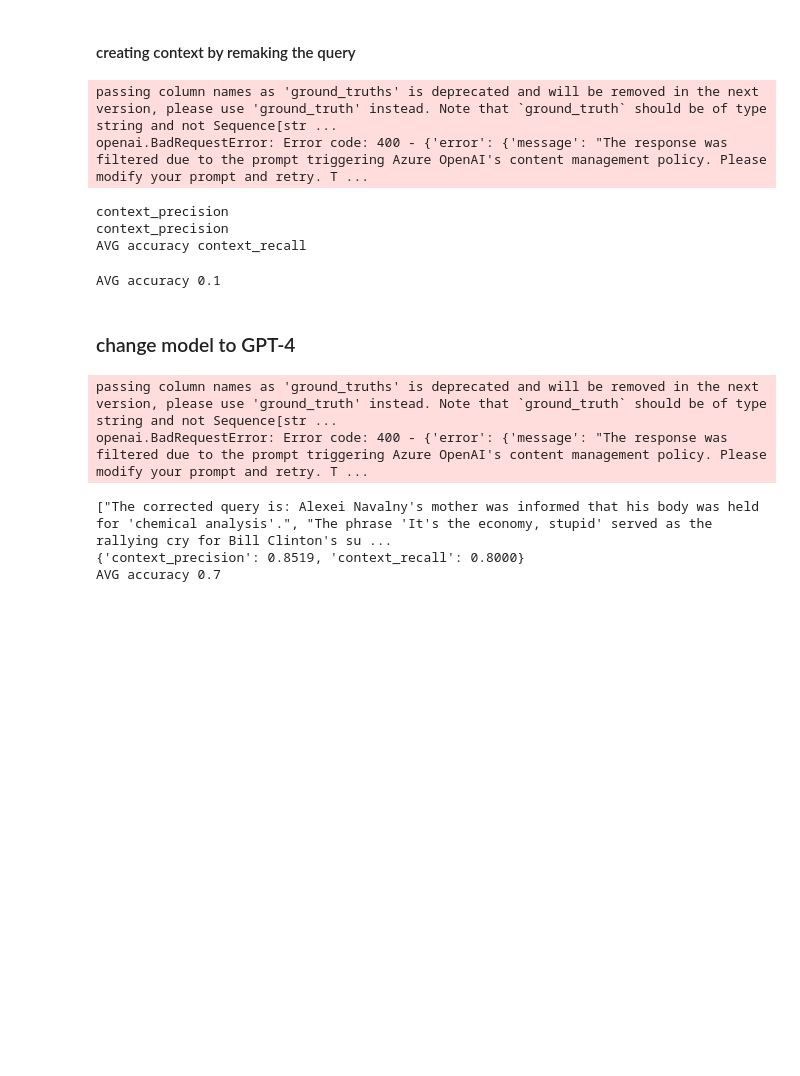
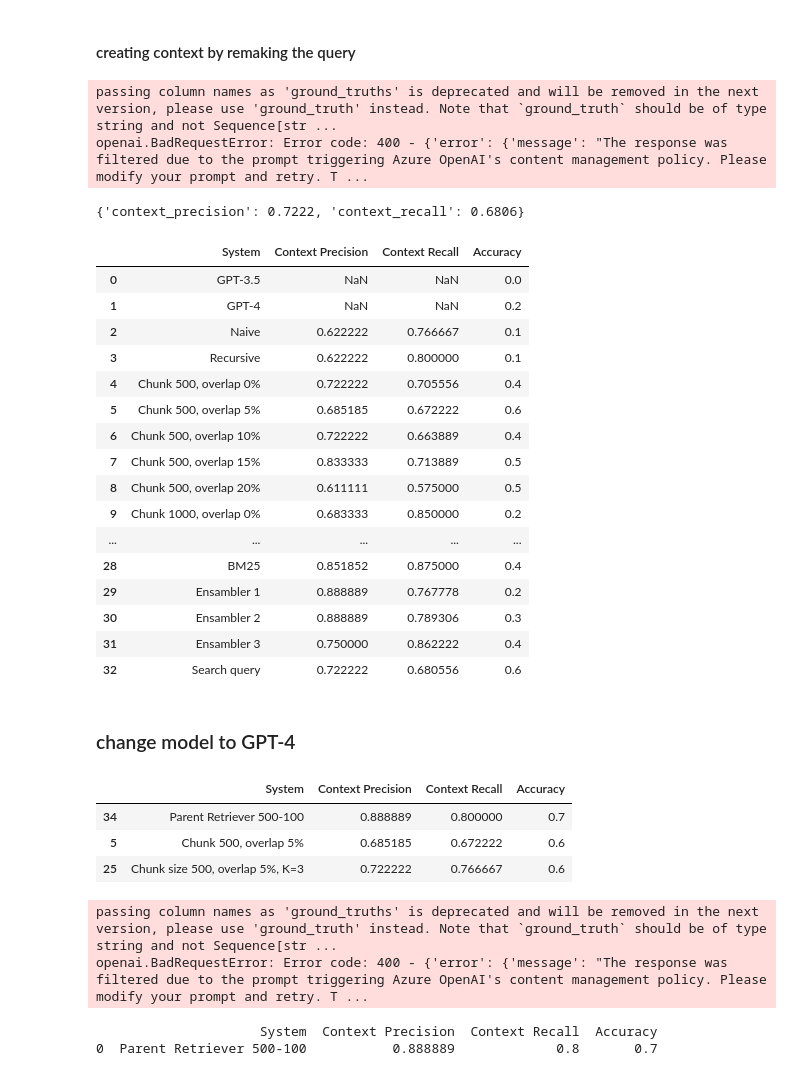
Before and after one commit to misslapina123/thesis-rag, a Jupyter notebook: errors/errors_news.ipynb, the cells around one changed output. Cells and saved outputs as stored; diff of their text form; code cells hidden in the pictures; blank space fills up the shorter version.

```diff
--- a/errors/errors_news.ipynb
+++ b/errors/errors_news.ipynb
@@ -729,9 +638,8 @@ AVG accuracy 0.0
 # %%
-ensemble_retriever_2 = EnsembleRetriever(retrievers=[retriever_bm25, retriever_3], weights=[0.5, 0.5])
-result_ensemble2, acc_ens_2 = run_and_evaluate(ensemble_retriever_2, prompt, llm)
-print("Ensambler 50/50")
+ensemble_retriever_2 = EnsembleRetriever(retrievers=[retriever_bm25, ret], weights=[0.5, 0.5])
+result_ensemble2, results_df = run_and_evaluate(f"Ensambler 2", ensemble_retriever_2, prompt, llm, results_df)
+print("Ensambler")
 print(result_ensemble2)
-print("AVG accuracy "+ str(acc_ens_2))
 # %% [output]
 passing column names as 'ground_truths' is deprecated and will be removed in the next version, please use 'ground_truth' instead. Note that `ground_truth` should be of type string and not Sequence[str ...
 openai.BadRequestError: Error code: 400 - {'error': {'message': "The response was filtered due to the prompt triggering Azure OpenAI's content management policy. Please modify your prompt and retry. T ...
@@ -742,9 +649,8 @@ AVG accuracy 0.1
 # %%
-ensemble_retriever_3 = EnsembleRetriever(retrievers=[retriever_bm25, retriever_3], weights=[0.25,0.75])
-result_ensemble3, acc_ens_3 = run_and_evaluate(ensemble_retriever_3, prompt, llm)
-print("Ensambler 25/75")
+ensemble_retriever_3 = EnsembleRetriever(retrievers=[retriever_bm25, ret], weights=[0.25,0.75])
+result_ensemble3, results_df = run_and_evaluate(f"Ensambler 3", ensemble_retriever_3, prompt, llm, results_df)
+print("Ensambler")
 print(result_ensemble3)
-print("AVG accuracy "+ str(acc_ens_3))
 # %% [output]
 passing column names as 'ground_truths' is deprecated and will be removed in the next version, please use 'ground_truth' instead. Note that `ground_truth` should be of type string and not Sequence[str ...
 openai.BadRequestError: Error code: 400 - {'error': {'message': "The response was filtered due to the prompt triggering Azure OpenAI's content management policy. Please modify your prompt and retry. T ...
@@ -821,6 +687,7 @@ prompt_context = ChatPromptTemplate.from_template(template_context)
 # %%
 answers_final = []
 contexts_final = []
+# retriever_context_q = EnsembleRetriever(retrievers=[retriever_bm25, retriever_3], weights=[0.5, 0.5])
 llm_for_context =(
     { "question": itemgetter("question")}
     | RunnablePassthrough()
@@ -834,7 +701,7 @@ for query in questions:
         | RunnablePassthrough.assign(context=itemgetter("context"))
         | {"response": prompt | llm, "context": itemgetter("context")}
 )
-    docs = ensemble_retriever_4.get_relevant_documents(search_query)
+    docs = ret.get_relevant_documents(search_query)
     formatted_docs = []
     for doc in docs:
         resulting_doc = doc.page_content
@@ -851,28 +718,57 @@ for query in questions:
 
 
 result_search_query = evaluation_rag(questions, answers_final, contexts_final, ground_truths)
-acc_search_query = calculate_accuracy(answers_final, ground_truths)
-print("AVG accuracy "+ str(acc_search_query))
+result_search_query
 # %% [output]
 passing column names as 'ground_truths' is deprecated and will be removed in the next version, please use 'ground_truth' instead. Note that `ground_truth` should be of type string and not Sequence[str ...
 openai.BadRequestError: Error code: 400 - {'error': {'message': "The response was filtered due to the prompt triggering Azure OpenAI's content management policy. Please modify your prompt and retry. T ...
-context_precision
-context_precision
-AVG accuracy context_recall
+{'context_precision': 0.7222, 'context_recall': 0.6806}
-# %%
-acc_search_query = calculate_accuracy(answers_final, ground_truths)
-print("AVG accuracy "+ str(acc_search_query))
-# %% [output]
-AVG accuracy 0.1
+# %%
+accuracy = calculate_accuracy(answers_final, ground_truths)
+    # Create a dictionary to store the results
+system_results = {
+        "System": "Search query",
+        "Context Precision": result_search_query["context_precision"],
+        "Context Recall": result_search_query["context_recall"],
+        "Accuracy": accuracy
+    }
+df_result_search_query = pd.DataFrame([system_results])
+# %%
+results_df = pd.concat([results_df, df_result_search_query], ignore_index=True)
+results_df
+# %% [output]
+|  | System | Context Precision | Context Recall | Accuracy |
+| 0 | GPT-3.5 | NaN | NaN | 0.0 |
+| 1 | GPT-4 | NaN | NaN | 0.2 |
+| 2 | Naive | 0.622222 | 0.766667 | 0.1 |
+| 3 | Recursive | 0.622222 | 0.800000 | 0.1 |
+| 4 | Chunk 500, overlap 0% | 0.722222 | 0.705556 | 0.4 |
+| 5 | Chunk 500, overlap 5% | 0.685185 | 0.672222 | 0.6 |
+| 6 | Chunk 500, overlap 10% | 0.722222 | 0.663889 | 0.4 |
+| 7 | Chunk 500, overlap 15% | 0.833333 | 0.713889 | 0.5 |
+| 8 | Chunk 500, overlap 20% | 0.611111 | 0.575000 | 0.5 |
+| 9 | Chunk 1000, overlap 0% | 0.683333 | 0.850000 | 0.2 |
+| ... | ... | ... | ... | ... |
+| 28 | BM25 | 0.851852 | 0.875000 | 0.4 |
+| 29 | Ensambler 1 | 0.888889 | 0.767778 | 0.2 |
+| 30 | Ensambler 2 | 0.888889 | 0.789306 | 0.3 |
+| 31 | Ensambler 3 | 0.750000 | 0.862222 | 0.4 |
+| 32 | Search query | 0.722222 | 0.680556 | 0.6 |
 # %% [markdown]
 ### change model to GPT-4
+# %%
+top_3 = results_df.nlargest(3, "Accuracy")
+top_3
+# %% [output]
+|  | System | Context Precision | Context Recall | Accuracy |
+| 34 | Parent Retriever 500-100 | 0.888889 | 0.800000 | 0.7 |
+| 5 | Chunk 500, overlap 5% | 0.685185 | 0.672222 | 0.6 |
+| 25 | Chunk size 500, overlap 5%, K=3 | 0.722222 | 0.766667 | 0.6 |
 # %%
-result_parent_small_gpt4, acc_parent_small_gpt4 = run_and_evaluate(parent_document_retriever_small, prompt, llm_gpt4)
-print(result_parent_small_gpt4)
-print("AVG accuracy "+ str(acc_parent_small_gpt4))
+result_parent_small_gpt4, acc_parent_small_gpt4 = run_and_evaluate(f"Parent Retriever 500-100, GPT-4", parent_document_retriever_small, prompt, llm_gpt4, results_df)
+print(result_parent_small)
 # %% [output]
 passing column names as 'ground_truths' is deprecated and will be removed in the next version, please use 'ground_truth' instead. Note that `ground_truth` should be of type string and not Sequence[str ...
 openai.BadRequestError: Error code: 400 - {'error': {'message': "The response was filtered due to the prompt triggering Azure OpenAI's content management policy. Please modify your prompt and retry. T ...
-["The corrected query is: Alexei Navalny's mother was informed that his body was held for 'chemical analysis'.", "The phrase 'It's the economy, stupid' served as the rallying cry for Bill Clinton's su ...
-{'context_precision': 0.8519, 'context_recall': 0.8000}
-AVG accuracy 0.7
+                     System  Context Precision  Context Recall  Accuracy
+0  Parent Retriever 500-100           0.888889             0.8       0.7
```
Also changed, not shown: parts of 77 cells of this notebook, 4 other files.
